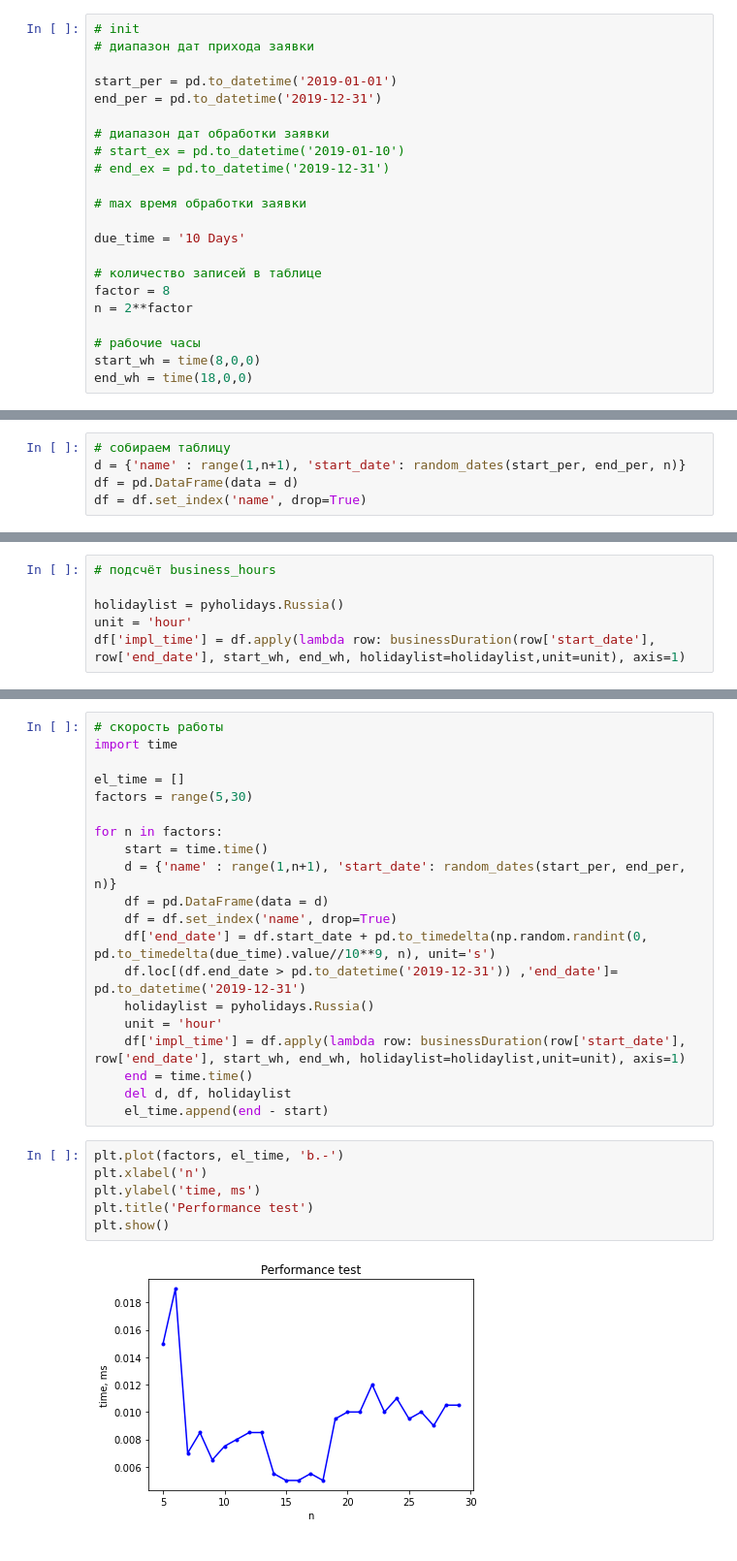
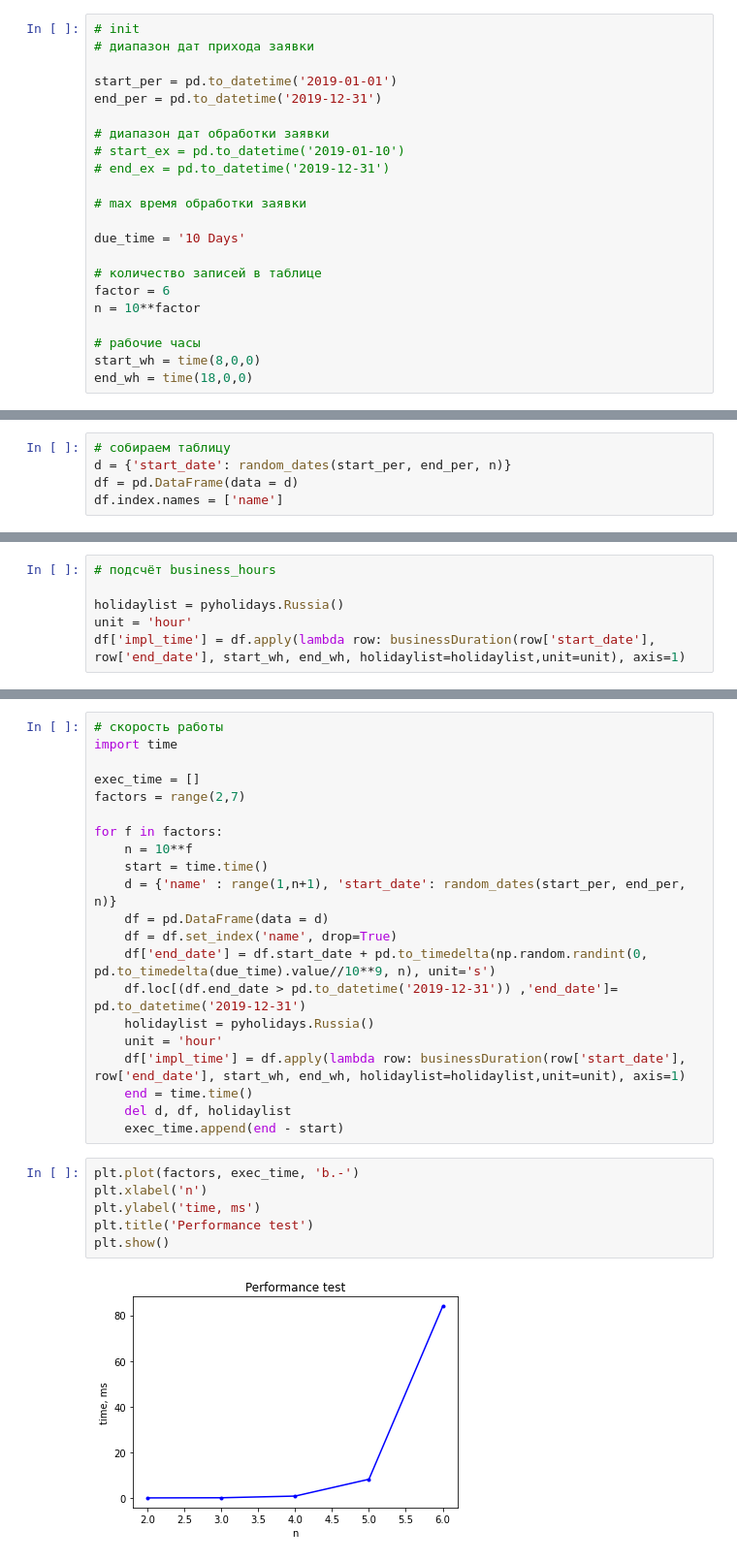
Before and after one commit to ecviridova/epam_training, a Jupyter notebook: working_hours.ipynb, the cells around one changed output, grey strips where cells are left out. Shown at 97% size. Saved outputs shown, nothing was run; the diff lists cells and outputs as text.

```diff
--- a/working_hours.ipynb
+++ b/working_hours.ipynb
@@ -56,8 +54,8 @@ end_per = pd.to_datetime('2019-12-31')
 due_time = '10 Days'
 
 # количество записей в таблице
-factor = 8
-n = 2**factor
+factor = 6
+n = 10**factor
 
 # рабочие часы
 start_wh = time(8,0,0)
@@ -73,9 +71,9 @@ def random_dates(start, end, n):
     return pd.to_datetime(np.random.randint(start_val, end_val, n), unit='s')
 # %%
 # собираем таблицу
-d = {'name' : range(1,n+1), 'start_date': random_dates(start_per, end_per, n)}
+d = {'start_date': random_dates(start_per, end_per, n)}
 df = pd.DataFrame(data = d)
-df = df.set_index('name', drop=True)
+df.index.names = ['name']
 # %%
 df['end_date'] = df.start_date + pd.to_timedelta(np.random.randint(0, pd.to_timedelta(due_time).value//10**9, n), unit='s')
 df
@@ -156,10 +151,11 @@ plt.show()
 # скорость работы
 import time
 
-el_time = []
-factors = range(5,30)
+exec_time = []
+factors = range(2,7)
 
-for n in factors:
+for f in factors:
+    n = 10**f
     start = time.time()
     d = {'name' : range(1,n+1), 'start_date': random_dates(start_per, end_per, n)}
     df = pd.DataFrame(data = d)
@@ -171,12 +167,12 @@ for n in factors:
     df['impl_time'] = df.apply(lambda row: businessDuration(row['start_date'], row['end_date'], start_wh, end_wh, holidaylist=holidaylist,unit=unit), axis=1)
     end = time.time()
     del d, df, holidaylist
-    el_time.append(end - start)
+    exec_time.append(end - start)
 # %%
-plt.plot(factors, el_time, 'b.-')
+plt.plot(factors, exec_time, 'b.-')
 plt.xlabel('n')
 plt.ylabel('time, ms')
 plt.title('Performance test')
 plt.show()
 # %% [output]
-[figure, old version]
+[figure, new version]
```
Also changed, not shown: parts of 6 cells of this notebook.
